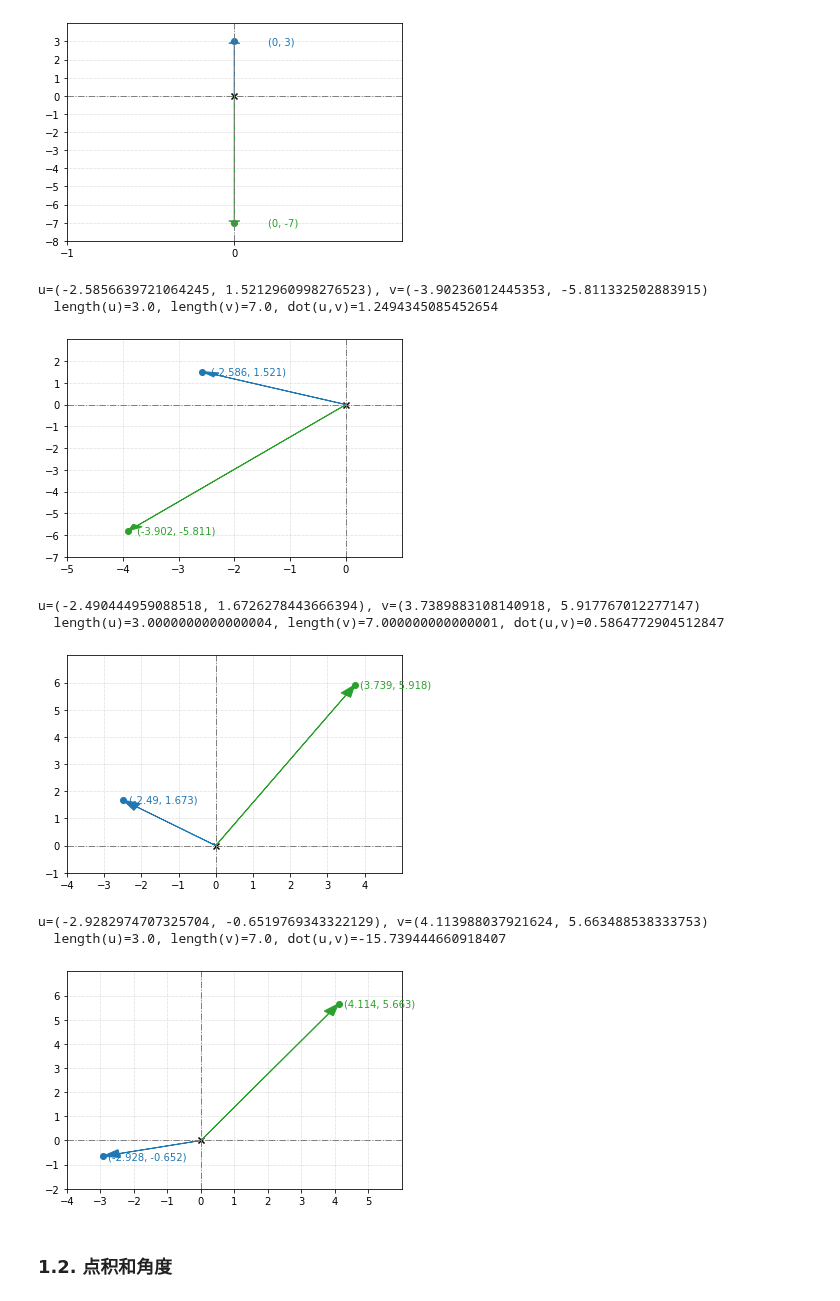
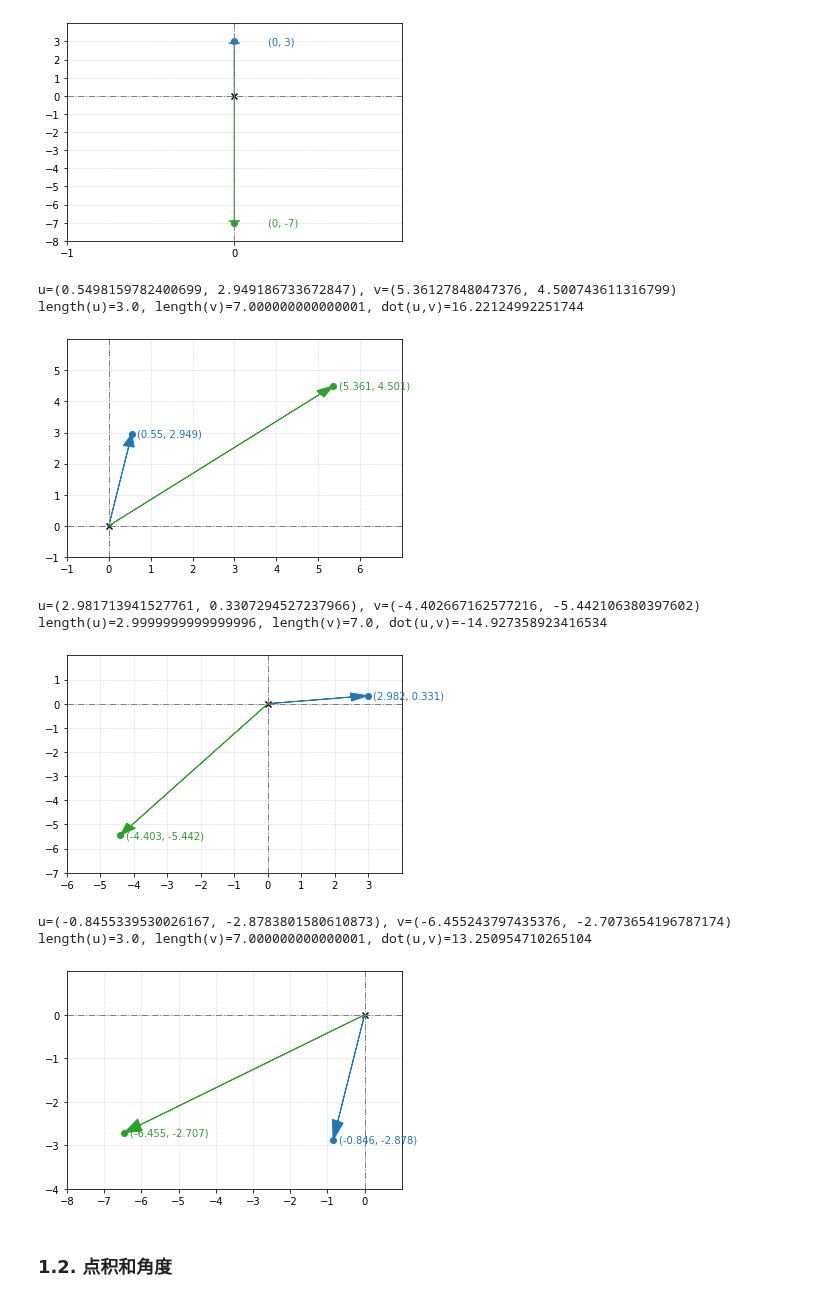
Before and after one commit to alvin-qh/study-python, a Jupyter notebook: math/notebooks/vector3d/measure.ipynb, the cells around one changed output. Cells and saved outputs as stored; diff of their text form; code cells hidden in the pictures.

```diff
--- a/math/notebooks/vector3d/measure.ipynb
+++ b/math/notebooks/vector3d/measure.ipynb
@@ -40,6 +40,16 @@ from math import sqrt, sin, cos, acos, pi
 **知识**: 计算两个向量的点积
 # %%
 def dot(u: Vector, v: Vector) -> float:
+    """
+    计算两个 N 维向量的点积
+
+    Args:
+        u (Vector): 向量 1
+        v (Vector): 向量 2
+
+    Returns:
+        float: 向量点积
+    """
     return sum([coord1 * coord2 for coord1, coord2 in zip(u, v)])
 # %%
 # 定义两个二维向量
@@ -542,40 +552,38 @@ def random_vector_of_length(l: Number) -> Vector2D:
 # %%
 # 循环 3 次
 for _ in range(3):
     # 生成长度为 3 的随机向量和 7 的随机向量
     u, v = random_vector_of_length(3), random_vector_of_length(7)
 
     # 输出两个向量
     print(f"u={u}, v={v}")
 
     # 输出向量的长度和点积
     print(
-        "  "
         f"length(u)={length(u)}, "
         f"length(v)={length(v)}, "
         f"dot(u,v)={dot(u, v)}",
-        "\n",
     )
 
     draw(
         Points(u, color=Color.blue),
         Arrow(u, color=Color.blue),
         Points(v, color=Color.green),
         Arrow(v, color=Color.green),
         nice_aspect_ratio=False,
     )
 
 # 对于长度 3 和 7 的两个向量, 最大值为 21, 表示两个向量方向相同; 最小值为 -21, 表示两个向量方向相反
 # %% [output]
-u=(-2.5856639721064245, 1.5212960998276523), v=(-3.90236012445353, -5.811332502883915)
-  length(u)=3.0, length(v)=7.0, dot(u,v)=1.2494345085452654
+u=(0.5498159782400699, 2.949186733672847), v=(5.36127848047376, 4.500743611316799)
+length(u)=3.0, length(v)=7.000000000000001, dot(u,v)=16.22124992251744
-[figure, old version]
+[figure, new version]
-u=(-2.490444959088518, 1.6726278443666394), v=(3.7389883108140918, 5.917767012277147)
-  length(u)=3.0000000000000004, length(v)=7.000000000000001, dot(u,v)=0.5864772904512847
+u=(2.981713941527761, 0.3307294527237966), v=(-4.402667162577216, -5.442106380397602)
+length(u)=2.9999999999999996, length(v)=7.0, dot(u,v)=-14.927358923416534
-[figure, old version]
+[figure, new version]
-u=(-2.9282974707325704, -0.6519769343322129), v=(4.113988037921624, 5.663488538333753)
-  length(u)=3.0, length(v)=7.0, dot(u,v)=-15.739444660918407
+u=(-0.8455339530026167, -2.8783801580610873), v=(-6.455243797435376, -2.7073654196787174)
+length(u)=3.0, length(v)=7.000000000000001, dot(u,v)=13.250954710265104
-[figure, old version]
+[figure, new version]
 # %% [markdown]
 ### 1.2. 点积和角度
 # %% [markdown]
```
Also changed, not shown: 4 other files.
